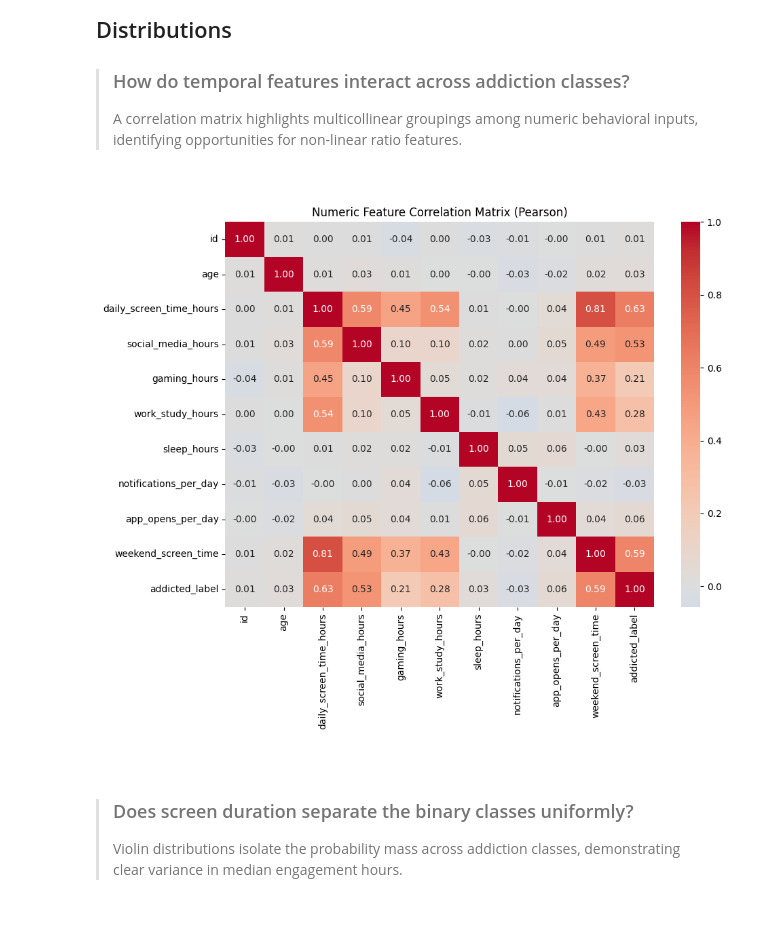
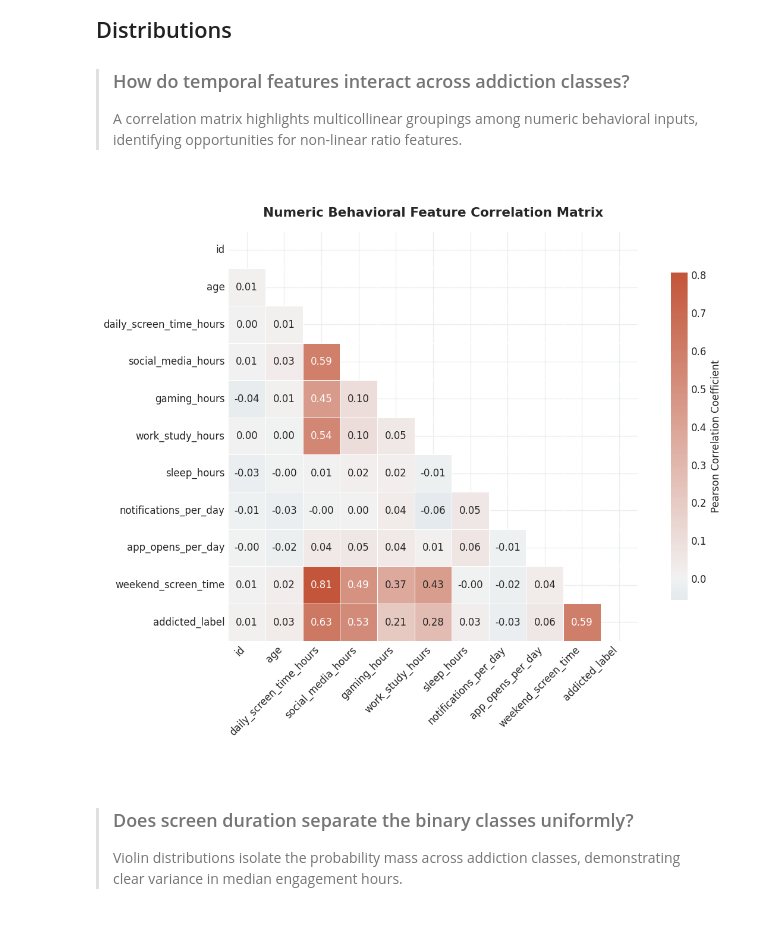
Before and after one commit to Amey-Thakur/KAGGLE-COMPETITIONS, a Jupyter notebook: Competitions/Predicting Smartphone Addiction/predicting-smartphone-addiction.ipynb, the cells around one changed output. Drawn from its saved outputs; the diff is of its cells as text; code cells hidden in the pictures.

```diff
--- a/Competitions/Predicting Smartphone Addiction/predicting-smartphone-addiction.ipynb
+++ b/Competitions/Predicting Smartphone Addiction/predicting-smartphone-addiction.ipynb
@@ -74,6 +74,15 @@ from sklearn.metrics import roc_auc_score, roc_curve
 from lightgbm import LGBMClassifier, plot_importance
 from xgboost import XGBClassifier
 from catboost import CatBoostClassifier
+
+# Premium Plotting Theme Configuration
+plt.style.use("seaborn-v0_8-whitegrid" if "seaborn-v0_8-whitegrid" in plt.style.available else "default")
+plt.rcParams["font.sans-serif"] = ["DejaVu Sans", "Arial", "Helvetica"]
+plt.rcParams["axes.edgecolor"] = "#E1E4E8"
+plt.rcParams["axes.linewidth"] = 0.8
+plt.rcParams["grid.color"] = "#E1E4E8"
+plt.rcParams["grid.alpha"] = 0.6
+plt.rcParams["figure.dpi"] = 120
 
 # Kaggle Toolbox & Cloud Fallback
 sys.path.append("../../Kaggle Toolbox")
@@ -185,14 +194,32 @@ Original Test shape:  (1000, 13)
 # %%
 numeric_cols = train.select_dtypes(include=[np.number]).columns
 corr_matrix = train[numeric_cols].corr()
 
-fig, ax = plt.subplots(figsize=(10, 8), dpi=100)
-sns.heatmap(corr_matrix, annot=True, fmt=".2f", cmap="coolwarm", center=0, ax=ax)
-ax.set_title("Numeric Feature Correlation Matrix (Pearson)")
-plt.tight_layout()
+# Mask upper triangle for visual clarity
+mask = np.triu(np.ones_like(corr_matrix, dtype=bool))
+
+fig, ax = plt.subplots(figsize=(11, 8), dpi=120)
+cmap = sns.diverging_palette(220, 20, as_cmap=True)
+
+sns.heatmap(
+    corr_matrix,
+    mask=mask,
+    annot=True,
+    fmt=".2f",
+    cmap=cmap,
+    center=0,
+    square=True,
+    linewidths=0.5,
+    cbar_kws={"shrink": 0.8, "label": "Pearson Correlation Coefficient"},
+    ax=ax
+)
+ax.set_title("Numeric Behavioral Feature Correlation Matrix", fontsize=13, weight="bold", pad=15)
+plt.xticks(rotation=45, ha="right")
+plt.yticks(rotation=0)
+plt.tight_layout(pad=2.0)
 plt.show()
 # %% [output]
-[figure, old version]
+[figure, new version]
 # %% [markdown]
 <br>
 
```
Also changed, not shown: parts of 5 cells of this notebook.
